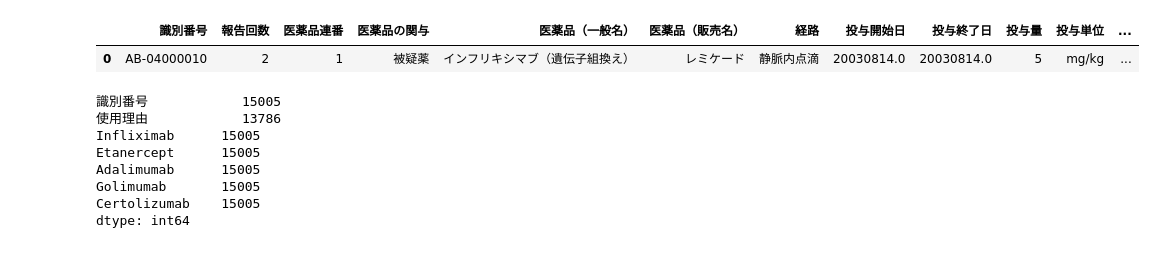
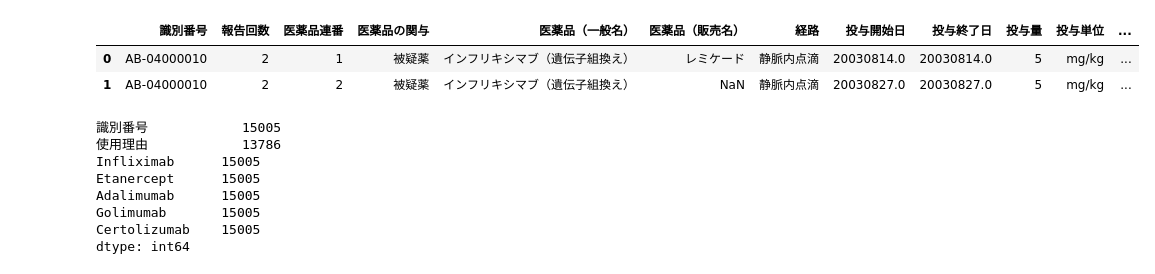
Before and after one commit to Kudoas/jader-research2020, a Jupyter notebook: notebooks/visdualize.ipynb, the cells around one changed output. Saved outputs shown, nothing was run; the diff lists cells and outputs as text; code cells hidden in the pictures.

```diff
--- a/notebooks/visdualize.ipynb
+++ b/notebooks/visdualize.ipynb
@@ -11,10 +11,11 @@ os.chdir("../data/jader")
 # %%
 r_df = pd.read_csv('check_tnf_drug.csv', encoding='shift-jis')
 # %%
-r_df[:1]
+r_df[:2]
 # %% [output]
 |  | 識別番号 | 報告回数 | 医薬品連番 | 医薬品の関与 | 医薬品（一般名） | 医薬品（販売名） | 経路 | 投与開始日 | 投与終了日 | 投与量 | 投与単位 | ... |
 | 0 | AB-04000010 | 2 | 1 | 被疑薬 | インフリキシマブ（遺伝子組換え） | レミケード | 静脈内点滴 | 20030814.0 | 20030814.0 | 5 | mg/kg | ... |
+| 1 | AB-04000010 | 2 | 2 | 被疑薬 | インフリキシマブ（遺伝子組換え） | NaN | 静脈内点滴 | 20030827.0 | 20030827.0 | 5 | mg/kg | ... |
 # %%
 reason = r_df[['識別番号', '使用理由', 'Infliximab', 'Etanercept', 'Adalimumab', 'Golimumab', 'Certolizumab']].drop_duplicates().groupby('使用理由').count().sort_values('識別番号', ascending=False)
 # %%
```
Also changed, not shown: parts of 6 cells of this notebook, 3 other files.
